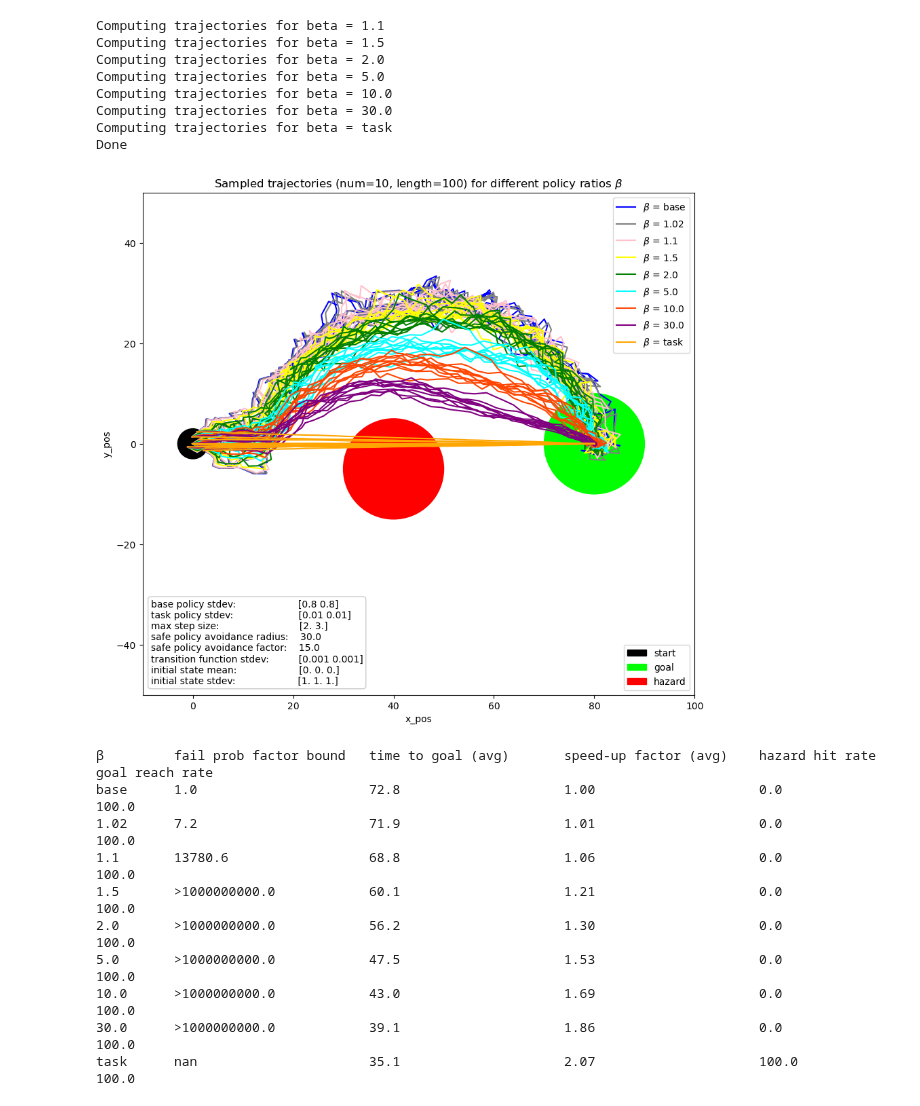
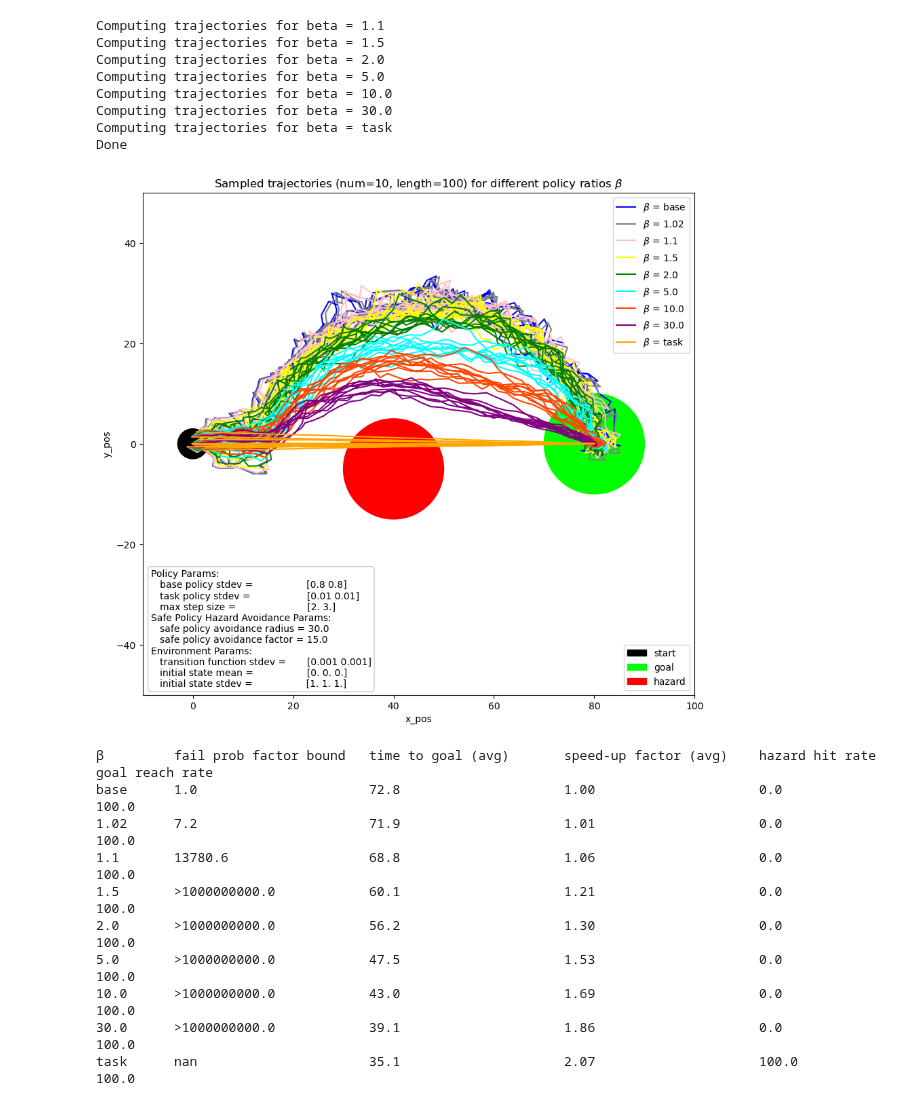
Before and after one commit to JacquesCloete/sport, a Jupyter notebook: policy_projection/practicality_check.ipynb, the cells around one changed output. Drawn from its saved outputs; the diff is of its cells as text; code cells hidden in the pictures.

Commit message:
Formatted text box on plot

```diff
--- a/policy_projection/practicality_check.ipynb
+++ b/policy_projection/practicality_check.ipynb
@@ -520,17 +520,20 @@ ax.set_aspect('equal', adjustable='box')
 ax.legend(handles=l, loc='upper right')
 ax.set_title('Sampled trajectories (num='+str(traj_num)+', length='+str(traj_length)+') for different policy ratios '+r'$\beta$')
 
-textstr = "\n".join((f'{"base policy stdev:":<39}{base_policy_std}',
-                     f'{"task policy stdev:":<40}{task_policy_std}',
-                     f'{"max step size:":<41}{max_step_size}',
-                     f'{"safe policy avoidance radius:":<33}{avoidance_r}',
-                     f'{"safe policy avoidance factor:":<33}{avoidance_factor}',
-                     f'{"transition function stdev:":<36}{env_noise_std}',
-                     f'{"initial state mean:":<40}{env_start_mean}',
-                     f'{"initial state stdev:":<41}{env_start_std}'))
+textstr = "\n".join((f'{"Policy Params:"}',
+                     f'{"   base policy stdev =":<40}{base_policy_std}',
+                     f'{"   task policy stdev =":<41}{task_policy_std}',
+                     f'{"   max step size =":<42}{max_step_size}',
+                     f'{"Safe Policy Hazard Avoidance Params:"}',
+                     f'{"   safe policy avoidance radius =":<34}{avoidance_r}',
+                     f'{"   safe policy avoidance factor =":<34}{avoidance_factor}',
+                     f'{"Environment Params:"}',
+                     f'{"   transition function stdev =":<37}{env_noise_std}',
+                     f'{"   initial state mean =":<41}{env_start_mean}',
+                     f'{"   initial state stdev =":<42}{env_start_std}'))
 
 props = dict(boxstyle='round', facecolor='white', alpha=0.2)
-ax.text(0.015, 0.19, textstr, transform=ax.transAxes, fontsize=10, verticalalignment='top', bbox=props)
+ax.text(0.015, 0.25, textstr, transform=ax.transAxes, fontsize=10, verticalalignment='top', bbox=props)
 
 plt.show()
 
@@ -539,34 +542,34 @@ beta_str = "\u03B2"
 base_str = "base"
 max_violation_prob_factor = 1e9
 print(f'{beta_str:<10}'
       f'{"fail prob factor bound":<25}'
       f'{"time to goal (avg)":<25}'
       f'{"speed-up factor (avg)":<25}'
       f'{"hazard hit rate":<25}'
       f'{"goal reach rate":<25}')
 for key in traj_dict.keys():
     if key == 'base':
         violation_prob_factor = 1.0
         greater_than_str = ''
     elif key == 'task':
         violation_prob_factor = np.nan
         greater_than_str = ''
     else:
         violation_prob_factor = 1.0
         for t in range(0,traj_length):
             violation_prob_factor *= key
             if violation_prob_factor >= max_violation_prob_factor:
                 violation_prob_factor = max_violation_prob_factor
                 greater_than_str = '>'
                 break
     print(f'{str(key):<10}'
           f'{greater_than_str+f"{violation_prob_factor:.1f}":<25}'
           f'{f"{np.nanmean(traj_dict[key][3]):.1f}":<25}'
           f'{f"{np.nanmean(traj_dict[base_str][3])/np.nanmean(traj_dict[key][3]):.2f}":<25}'
           f'{f"{np.mean(traj_dict[key][1])*100:.1f}":<25}'
           f'{f"{np.mean(traj_dict[key][2])*100:.1f}":<25}')
 # %% [output]
-[figure, old version]
+[figure, new version]
 β         fail prob factor bound   time to goal (avg)       speed-up factor (avg)    hazard hit rate          goal reach rate
 base      1.0                      72.8                     1.00                     0.0                      100.0
 1.02      7.2                      71.9                     1.01                     0.0                      100.0
```
